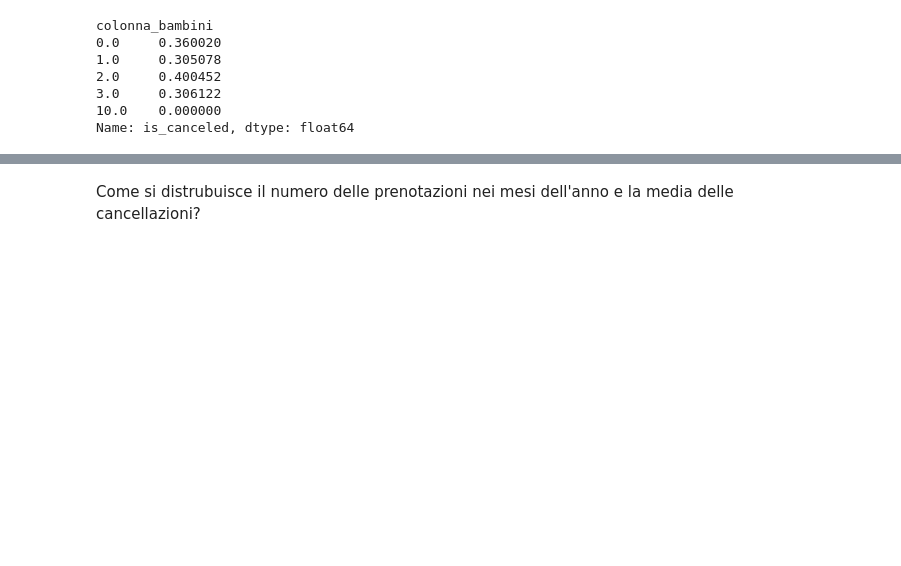
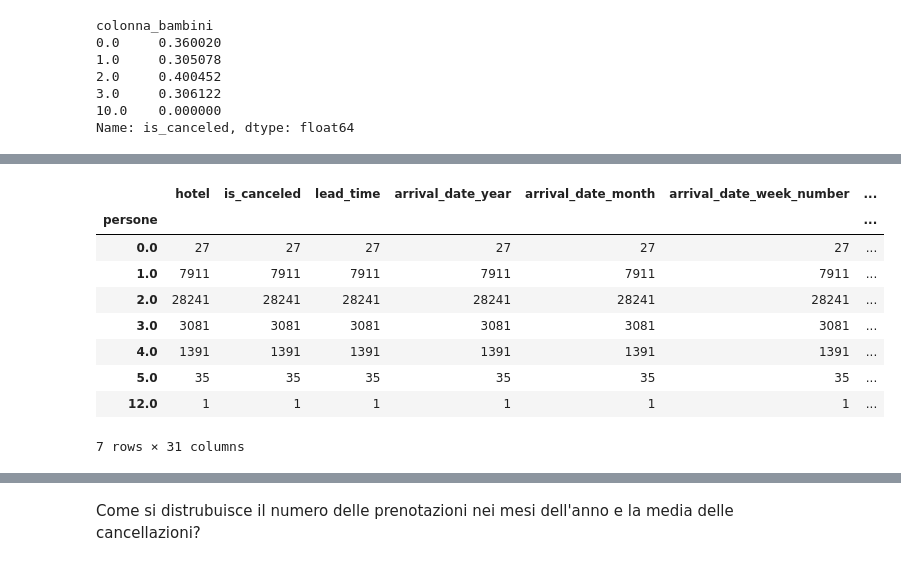
Before and after one commit to Nikocioni/progetto_programmazione_nik_ross_salvo, a Jupyter notebook: progetto_niko_ross_salvo_2.ipynb, the cells around one changed output, grey strips where cells are left out. Drawn from its saved outputs; the diff is of its cells as text; code cells hidden in the pictures; blank space fills up the shorter version.

```diff
--- a/progetto_niko_ross_salvo_2.ipynb
+++ b/progetto_niko_ross_salvo_2.ipynb
@@ -96,5 +96,7 @@ Come si distribuisce il valore relativo al numero di persone? Quante prenotazion
 # %%
 train["persone"] = train["babies"] + train["children"] + train["adults"]
 print(train["persone"].mean())
+test["persone"] = train["babies"] + train["children"] + train["adults"]
+print(test["persone"].mean())
 # %% [output]
 1.9633378595235156
@@ -121,3 +124,6 @@ train.groupby(train["colonna_bambini"]).count()
 | 3.0 | 49 | 49 | 49 | 49 | 49 | 49 | ... |
 | 10.0 | 1 | 1 | 1 | 1 | 1 | 1 | ... |
 5 rows × 31 columns
+# %%
+test["colonna_bambini"] = test["babies"] + test["children"]
+test.groupby(test["colonna_bambini"]).count()
@@ -151,0 +177,13 @@ train.groupby(train["adults"]).count()
+# %%
+test.groupby(test["persone"]).count()
+# %% [output]
+|  | hotel | is_canceled | lead_time | arrival_date_year | arrival_date_month | arrival_date_week_number | ... |
+| persone |  |  |  |  |  |  | ... |
+| 0.0 | 27 | 27 | 27 | 27 | 27 | 27 | ... |
+| 1.0 | 7911 | 7911 | 7911 | 7911 | 7911 | 7911 | ... |
+| 2.0 | 28241 | 28241 | 28241 | 28241 | 28241 | 28241 | ... |
+| 3.0 | 3081 | 3081 | 3081 | 3081 | 3081 | 3081 | ... |
+| 4.0 | 1391 | 1391 | 1391 | 1391 | 1391 | 1391 | ... |
+| 5.0 | 35 | 35 | 35 | 35 | 35 | 35 | ... |
+| 12.0 | 1 | 1 | 1 | 1 | 1 | 1 | ... |
+7 rows × 31 columns
```
Also changed, not shown: parts of 9 cells of this notebook.
